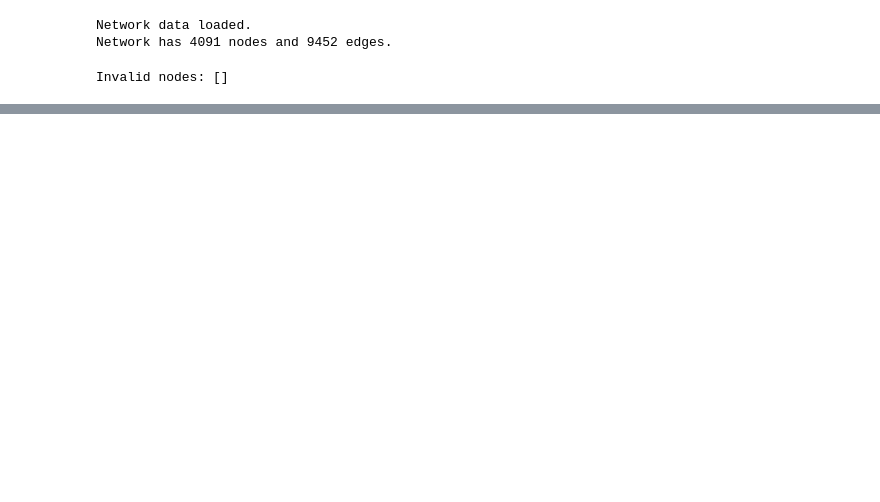
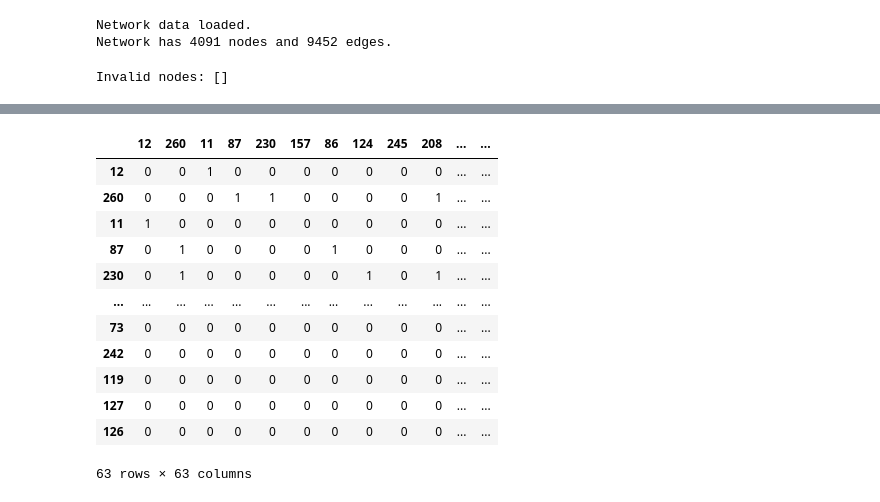
Before and after one commit to ricardo3709/RL_Simulator, a Jupyter notebook: NYC/Yellow_Taxi_Data/aggregation.ipynb, the cells around one changed output, grey strips where cells are left out. Saved outputs shown, nothing was run; the diff lists cells and outputs as text; code cells hidden in the pictures; blank space fills up the shorter version.

```diff
--- a/NYC/Yellow_Taxi_Data/aggregation.ipynb
+++ b/NYC/Yellow_Taxi_Data/aggregation.ipynb
@@ -160,3 +145,7 @@ G.nodes[1]
 # %%
 # save graph
 pickle.dump(G, open(osp.join(BASEDIR, 'NYC_Manhattan_Graph.pickle'), 'wb'))
+# %%
+BASEDIR = os.getcwd() + '/../'
+# load graph
+G = pickle.load(open(osp.join(BASEDIR, 'NYC_Manhattan_Graph.pickle'), 'rb'))
@@ -162,0 +164,8 @@ pickle.dump(G, open(osp.join(BASEDIR, 'NYC_Manhattan_Graph.pickle'), 'wb'))
+# %%
+# find center node of each area
+BASEDIR = os.getcwd() + '/../'
+nodes = pd.read_csv(osp.join(BASEDIR, 'NYC_Manhattan_Borough_Matrix.csv'))
+nodes.dropna(inplace=True)
+nodes['zone_id'] = nodes['zone_id'].astype(int)
+nodes['node_id'] = nodes['node_id'].astype(int)
+nodes.head()
@@ -162,0 +185,14 @@ pickle.dump(G, open(osp.join(BASEDIR, 'NYC_Manhattan_Graph.pickle'), 'wb'))
+# %%
+nodes['geometry'] = nodes.apply(lambda row: Point(row['longitude'], row['latitude']), axis=1)
+gdf = gpd.GeoDataFrame(nodes, geometry='geometry')
+
+# 计算每个zone的质心
+zone_centroids = gdf.groupby('zone_id')['geometry'].apply(lambda x: x.unary_union.centroid).reset_index()
+zone_centroids.columns = ['zone_id', 'centroid']
+
+# 将最近节点信息添加到zone_centroids
+zone_centroids['center_node_id'] = zone_centroids['centroid'].apply(lambda x: find_nearest_node(x, gdf))
+
+print(zone_centroids[['zone_id', 'center_node_id']])
+# save as csv
+zone_centroids.to_csv(osp.join(BASEDIR, 'NYC_Manhattan_Zone_Centroids.csv'), index=False)
@@ -162,0 +248,28 @@ pickle.dump(G, open(osp.join(BASEDIR, 'NYC_Manhattan_Graph.pickle'), 'wb'))
+# %%
+# 初始化一个空的DataFrame，用于存储邻接关系
+n = len(gdf)
+adjacency_df = pd.DataFrame(index=range(n), columns=range(n), data=0)
+
+# 计算每对区域是否相邻
+for i, geom1 in enumerate(gdf.geometry):
+    for j, geom2 in enumerate(gdf.geometry):
+        if i != j and geom1.touches(geom2):
+            adjacency_df.at[i, j] = 1
+# %%
+node_lookup_table = pd.read_csv(osp.join(BASEDIR, 'NYC_Manhattan_Nodes_Lookup_Table.csv'))
+area_ids = node_lookup_table['zone_id'].unique().astype(int)
+sub_matrix = adjacency_df.loc[area_ids, area_ids]
+# %% [output]
+|  | 12 | 260 | 11 | 87 | 230 | 157 | 86 | 124 | 245 | 208 | ... | ... |
+| 12 | 0 | 0 | 1 | 0 | 0 | 0 | 0 | 0 | 0 | 0 | ... | ... |
+| 260 | 0 | 0 | 0 | 1 | 1 | 0 | 0 | 0 | 0 | 1 | ... | ... |
+| 11 | 1 | 0 | 0 | 0 | 0 | 0 | 0 | 0 | 0 | 0 | ... | ... |
+| 87 | 0 | 1 | 0 | 0 | 0 | 0 | 1 | 0 | 0 | 0 | ... | ... |
+| 230 | 0 | 1 | 0 | 0 | 0 | 0 | 0 | 1 | 0 | 1 | ... | ... |
+| ... | ... | ... | ... | ... | ... | ... | ... | ... | ... | ... | ... | ... |
+| 73 | 0 | 0 | 0 | 0 | 0 | 0 | 0 | 0 | 0 | 0 | ... | ... |
+| 242 | 0 | 0 | 0 | 0 | 0 | 0 | 0 | 0 | 0 | 0 | ... | ... |
+| 119 | 0 | 0 | 0 | 0 | 0 | 0 | 0 | 0 | 0 | 0 | ... | ... |
+| 127 | 0 | 0 | 0 | 0 | 0 | 0 | 0 | 0 | 0 | 0 | ... | ... |
+| 126 | 0 | 0 | 0 | 0 | 0 | 0 | 0 | 0 | 0 | 0 | ... | ... |
+63 rows × 63 columns
```
Also changed, not shown: parts of 13 cells of this notebook, 5 other files.
